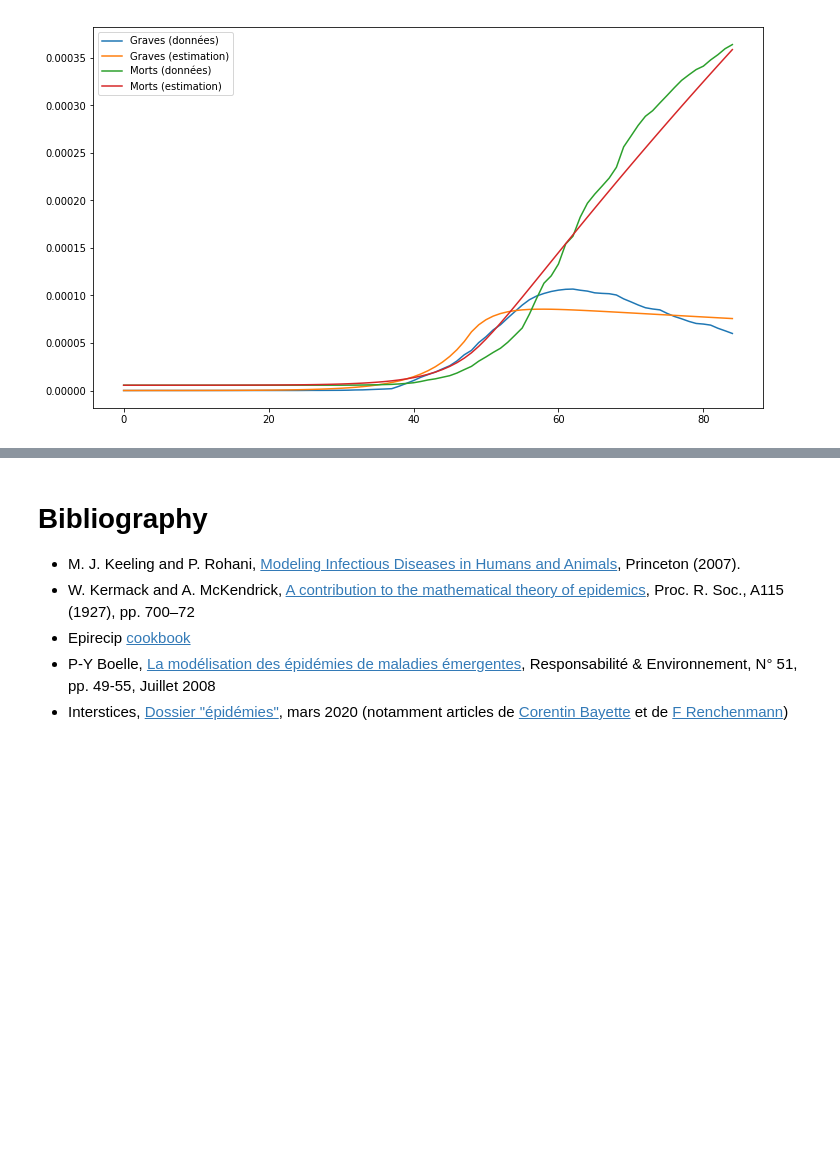
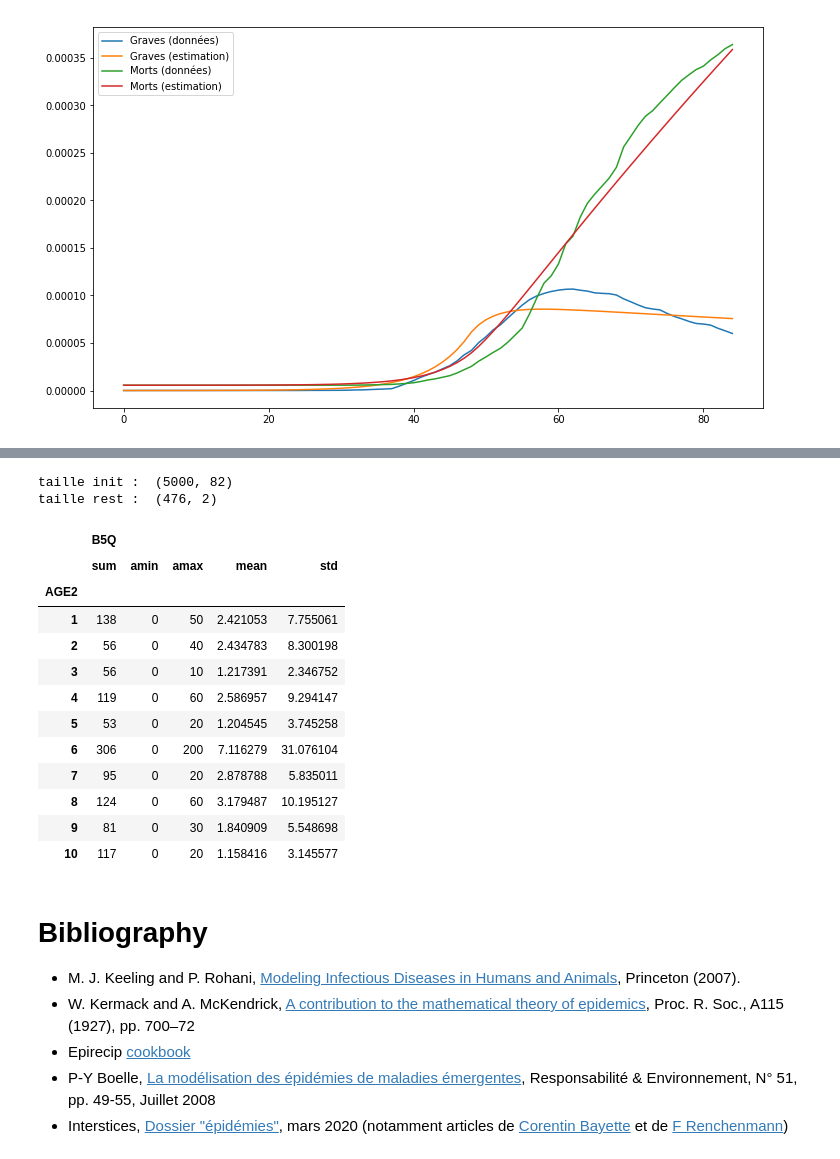
Before and after one commit to cristal-smac/covid, a Jupyter notebook: covid_simulation.ipynb, the cells around one changed output, grey strips where cells are left out. Cells and saved outputs as stored; diff of their text form; code cells hidden in the pictures; blank space fills up the shorter version.

Commit message:
ajout datacovid

```diff
--- a/covid_simulation.ipynb
+++ b/covid_simulation.ipynb
@@ -1192,3 +1197,33 @@ compare_solution_SIGRM([0.167, 0.07, 0.234, 0.127, 0.11], data_objectif_minister
+# %%
+data = pd.read_csv('/Users/mathieu/Downloads/vague_1/Datacovid_BD_Vague_1.tsv', header=0, sep='\t')
+print("taille init : ",data.shape)
+#print(data.head())
+# signification des champs dans l'archive : fichier Description_Donnees.pdf
+# On garde la région Hauts de France, l'age et le nombre de contacts des denieres 24h
+data=data.loc[data.REG12==5,['AGE2','B5Q']]
+print("taille rest : ",data.shape)
+age2categories=["18-24","25-29","30-34","35-39","40-44","45-49","50-54","55-59","60-64",">=65"]
+agglo5catelogies=["Rural","2.000 à 19.999 hab","20.000 à 99.999 hab","100.000 hab. et plus","Paris"]
+# regrouper par catégorie
+data.groupby(by='AGE2').agg([np.sum, np.min, np.max,np.mean, np.std])
+#data.groupby(by=['B5Q','AGE2']).size()
+#data.describe()
+# %% [output]
+taille init :  (5000, 82)
+taille rest :  (476, 2)
+|  | B5Q |  |  |  |  |
+|  | sum | amin | amax | mean | std |
+| AGE2 |  |  |  |  |  |
+| 1 | 138 | 0 | 50 | 2.421053 | 7.755061 |
+| 2 | 56 | 0 | 40 | 2.434783 | 8.300198 |
+| 3 | 56 | 0 | 10 | 1.217391 | 2.346752 |
+| 4 | 119 | 0 | 60 | 2.586957 | 9.294147 |
+| 5 | 53 | 0 | 20 | 1.204545 | 3.745258 |
+| 6 | 306 | 0 | 200 | 7.116279 | 31.076104 |
+| 7 | 95 | 0 | 20 | 2.878788 | 5.835011 |
+| 8 | 124 | 0 | 60 | 3.179487 | 10.195127 |
+| 9 | 81 | 0 | 30 | 1.840909 | 5.548698 |
+| 10 | 117 | 0 | 20 | 1.158416 | 3.145577 |
 # %% [markdown]
 # Bibliography
 - M. J. Keeling and P. Rohani, [Modeling Infectious Diseases in Humans and Animals](https://press.princeton.edu/books/hardcover/9780691116174/modeling-infectious-diseases-in-humans-and-animals), Princeton (2007).
```
Also changed, not shown: parts of 1 cell of this notebook.
